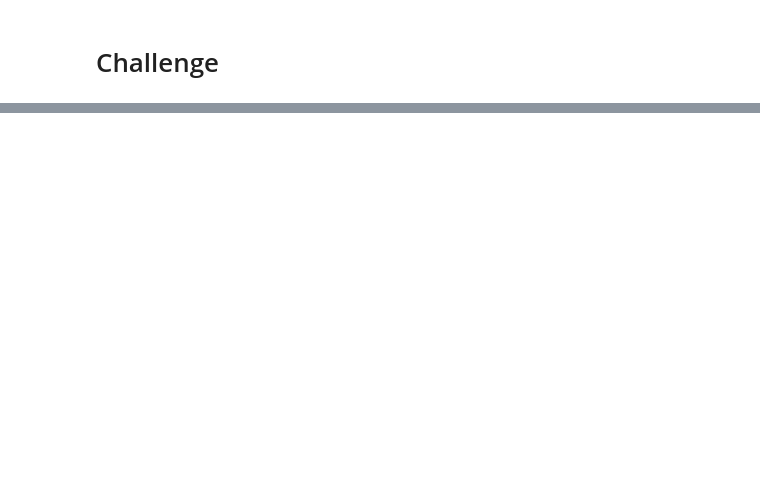
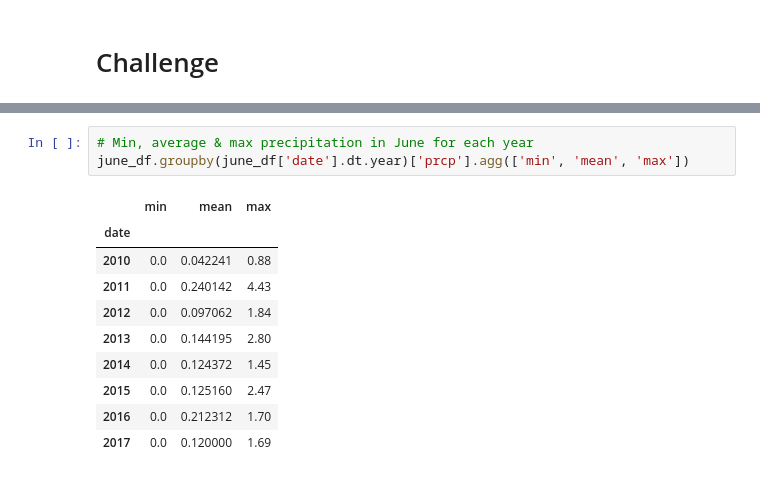
Before and after one commit to TaishiMatsuda/surfs_up, a Jupyter notebook: climate_analysis.ipynb, the cells around one changed output, grey strips where cells are left out. Cells and saved outputs as stored; diff of their text form; blank space fills up the shorter version.

```diff
--- a/climate_analysis.ipynb
+++ b/climate_analysis.ipynb
@@ -121,0 +190,14 @@ Enter End date in YYYY-MM-DD format 2017-02-28
+# %%
+# Min, average & max precipitation in June for each year
+june_df.groupby(june_df['date'].dt.year)['prcp'].agg(['min', 'mean', 'max'])
+# %% [output]
+|  | min | mean | max |
+| date |  |  |  |
+| 2010 | 0.0 | 0.042241 | 0.88 |
+| 2011 | 0.0 | 0.240142 | 4.43 |
+| 2012 | 0.0 | 0.097062 | 1.84 |
+| 2013 | 0.0 | 0.144195 | 2.80 |
+| 2014 | 0.0 | 0.124372 | 1.45 |
+| 2015 | 0.0 | 0.125160 | 2.47 |
+| 2016 | 0.0 | 0.212312 | 1.70 |
+| 2017 | 0.0 | 0.120000 | 1.69 |
```
Also changed, not shown: parts of 7 cells of this notebook, 2 other files.
